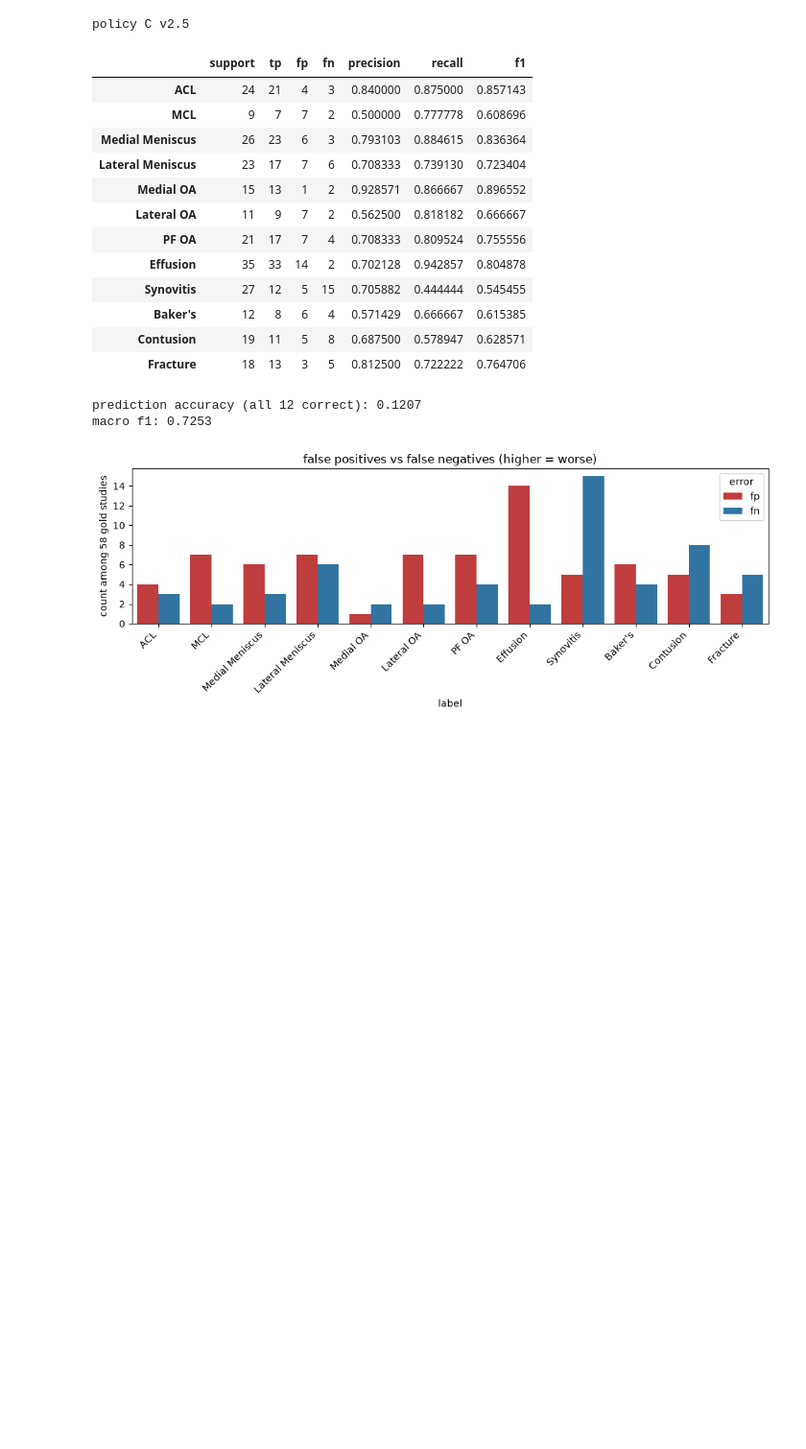
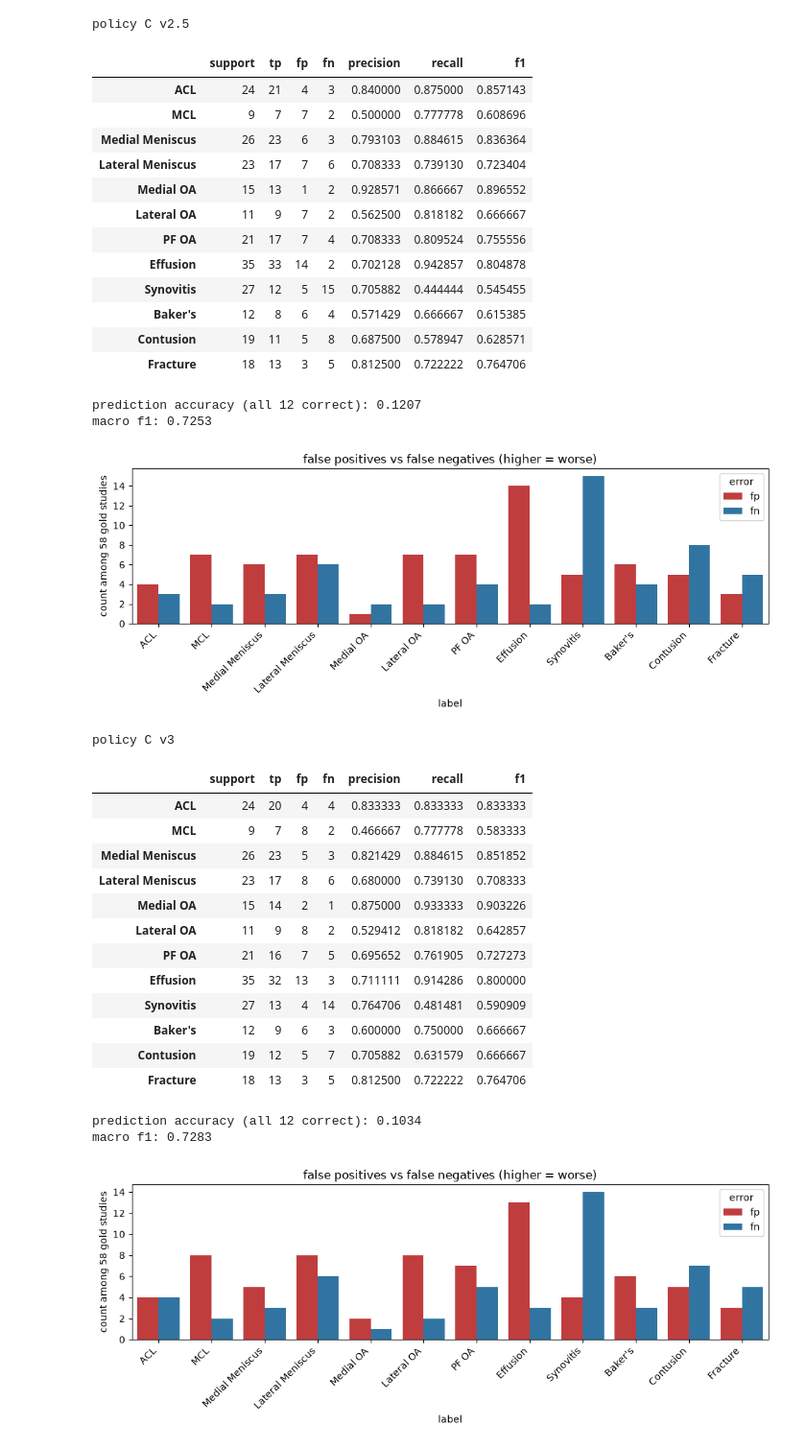
Before and after one commit to paramtully/RSNA-Knee-Abnormality-Detection, a Jupyter notebook: label_extraction.ipynb, the cells around one changed output. Shown at 96% size. Saved outputs shown, nothing was run; the diff lists cells and outputs as text; code cells hidden in the pictures; blank space fills up the shorter version.

```diff
--- a/label_extraction.ipynb
+++ b/label_extraction.ipynb
@@ -576,7 +576,7 @@ SYSTEM_PROMPT_V1 = (
     "Reports may be non-English; apply the same rules."
 )
 
-def predict_from_ollama(report: str, prompt: str) -> dict:
+def predict_from_ollama(report: str, prompt: str, temperature: float = 0.8) -> dict:
     # Call local Ollama with the given system prompt and parse a 12-label JSON object.
     # REQUIRES: Ollama is running and LLM_MODEL is pulled
     # MODIFIES: nothing
@@ -585,6 +585,7 @@ def predict_from_ollama(report: str, prompt: str) -> dict:
         "model": LLM_MODEL,
         "stream": False,
         "format": "json",
+        "options": {"temperature": temperature},
         "messages": [
             {"role": "system", "content": prompt},
             {"role": "user", "content": str(report)},
@@ -1053,32 +1054,48 @@ SYSTEM_PROMPT_V3 = (
     "Do not infer OA from unspecified cartilage thinning. "
     "If the report has an Impression, Conclusion, or similar summary section, treat that section as the list of clinically significant positives. "
     "A finding mentioned only in the body and omitted from the summary is 0, especially small / minimal / trace / some effusion. "
     "Do not require the column name in the summary: a tear or patella/trochlea cartilage injury is still 1 if the summary restates it in other words (for example tricompartmental osteoarthritis). "
     "If there is no summary section, use the full report. "
     "Reports may be non-English; apply the same rules."
 )
 
 
 CACHE_PATH_V3 = Path("llm_cache/ollama_v3_preds.csv")
 CACHE_PATH_V3.parent.mkdir(exist_ok=True)
 
 cached_v3 = (
     pd.read_csv(CACHE_PATH_V3, index_col=0)
     if CACHE_PATH_V3.exists()
     else pd.DataFrame(columns=LABELS)
 )
 cached_v3.index = cached_v3.index.astype(gold.index.dtype)
 
 rows_v3 = []
 for idx, report in gold["Report"].items():
     if idx in cached_v3.index:
         rows_v3.append(cached_v3.loc[idx, LABELS].astype(int).to_dict())
         continue
     print(f"ollama v3 {len(rows_v3) + 1}/{len(gold)}", flush=True)
     rows_v3.append(predict_from_ollama(report, SYSTEM_PROMPT_V3))
     pd.DataFrame(rows_v3, index=list(gold.index[: len(rows_v3)])).to_csv(CACHE_PATH_V3)
 
-print("policy C v2.5")
-evaluate(ollama_v2_5_p)
 print("policy C v3")
 ollama_v3_y, ollama_v3_p = evaluate(pd.DataFrame(rows_v3, index=gold.index))
+# %% [output]
+policy C v3
+|  | support | tp | fp | fn | precision | recall | f1 |
+| ACL | 24 | 20 | 4 | 4 | 0.833333 | 0.833333 | 0.833333 |
+| MCL | 9 | 7 | 8 | 2 | 0.466667 | 0.777778 | 0.583333 |
+| Medial Meniscus | 26 | 23 | 5 | 3 | 0.821429 | 0.884615 | 0.851852 |
+| Lateral Meniscus | 23 | 17 | 8 | 6 | 0.680000 | 0.739130 | 0.708333 |
+| Medial OA | 15 | 14 | 2 | 1 | 0.875000 | 0.933333 | 0.903226 |
+| Lateral OA | 11 | 9 | 8 | 2 | 0.529412 | 0.818182 | 0.642857 |
+| PF OA | 21 | 16 | 7 | 5 | 0.695652 | 0.761905 | 0.727273 |
+| Effusion | 35 | 32 | 13 | 3 | 0.711111 | 0.914286 | 0.800000 |
+| Synovitis | 27 | 13 | 4 | 14 | 0.764706 | 0.481481 | 0.590909 |
+| Baker's | 12 | 9 | 6 | 3 | 0.600000 | 0.750000 | 0.666667 |
+| Contusion | 19 | 12 | 5 | 7 | 0.705882 | 0.631579 | 0.666667 |
+| Fracture | 18 | 13 | 3 | 5 | 0.812500 | 0.722222 | 0.764706 |
+prediction accuracy (all 12 correct): 0.1034
+macro f1: 0.7283
+[figure, added]
```
Also changed, not shown: parts of 2 cells of this notebook.
